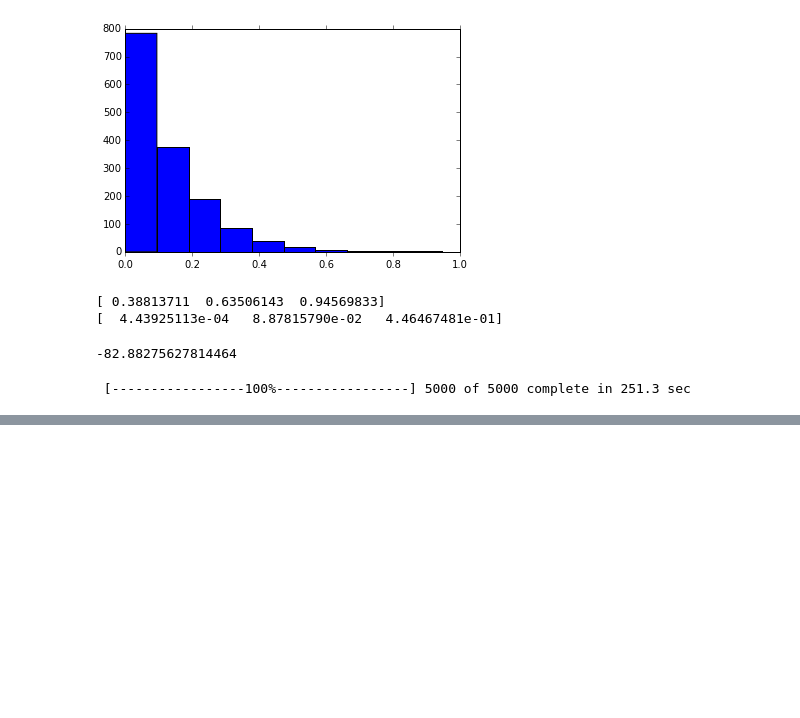
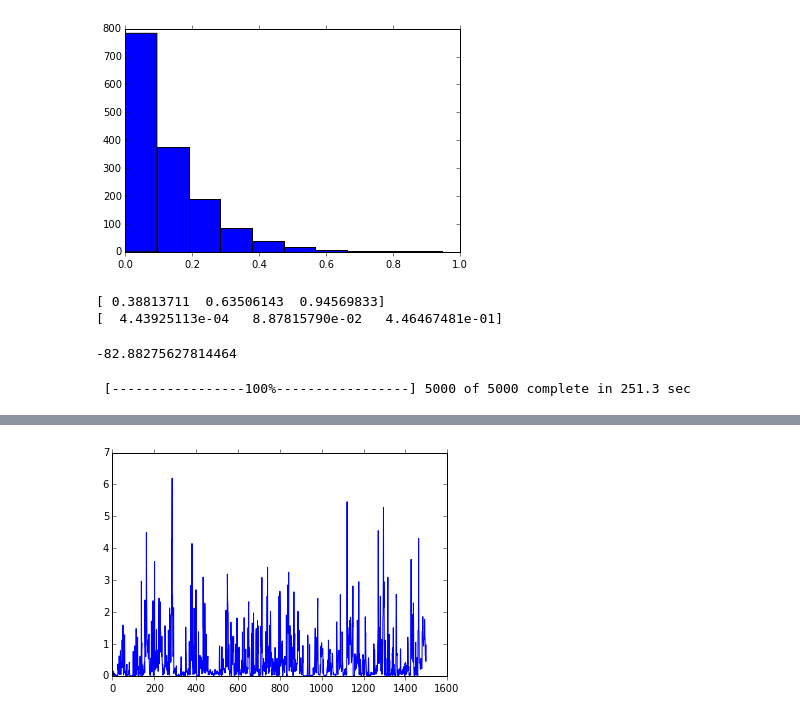
Before and after one commit to rhr/ivy, a Jupyter notebook: examples/mkModelExamples.ipynb, the cells around one changed output, grey strips where cells are left out. Saved outputs shown, nothing was run; the diff lists cells and outputs as text; code cells hidden in the pictures; blank space fills up the shorter version.

```diff
--- a/examples/mkModelExamples.ipynb
+++ b/examples/mkModelExamples.ipynb
@@ -421,0 +424,4 @@ sr_mrtraceplotQ1 = plt.plot([ i[0][0] for i in sr_mrMCMC.trace("Qparams_scaled")
+# %%
+srARD_mrtraceplotQ110 = plt.plot([ i[0][1] for i in srARD_mrMCMC.trace("Qparams")[:]])
+# %% [output]
+[figure, added]
```
Also changed, not shown: parts of 55 cells of this notebook, 5 other files.
